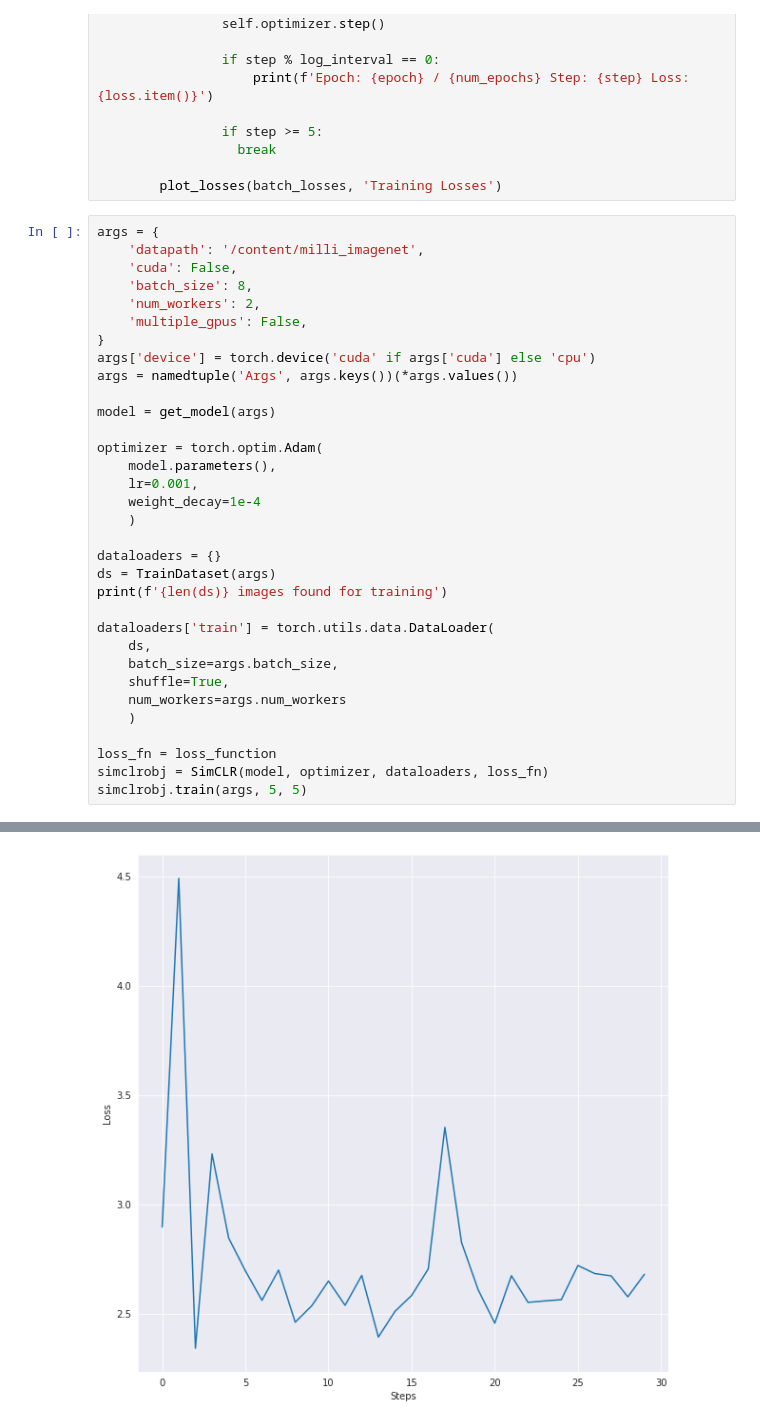
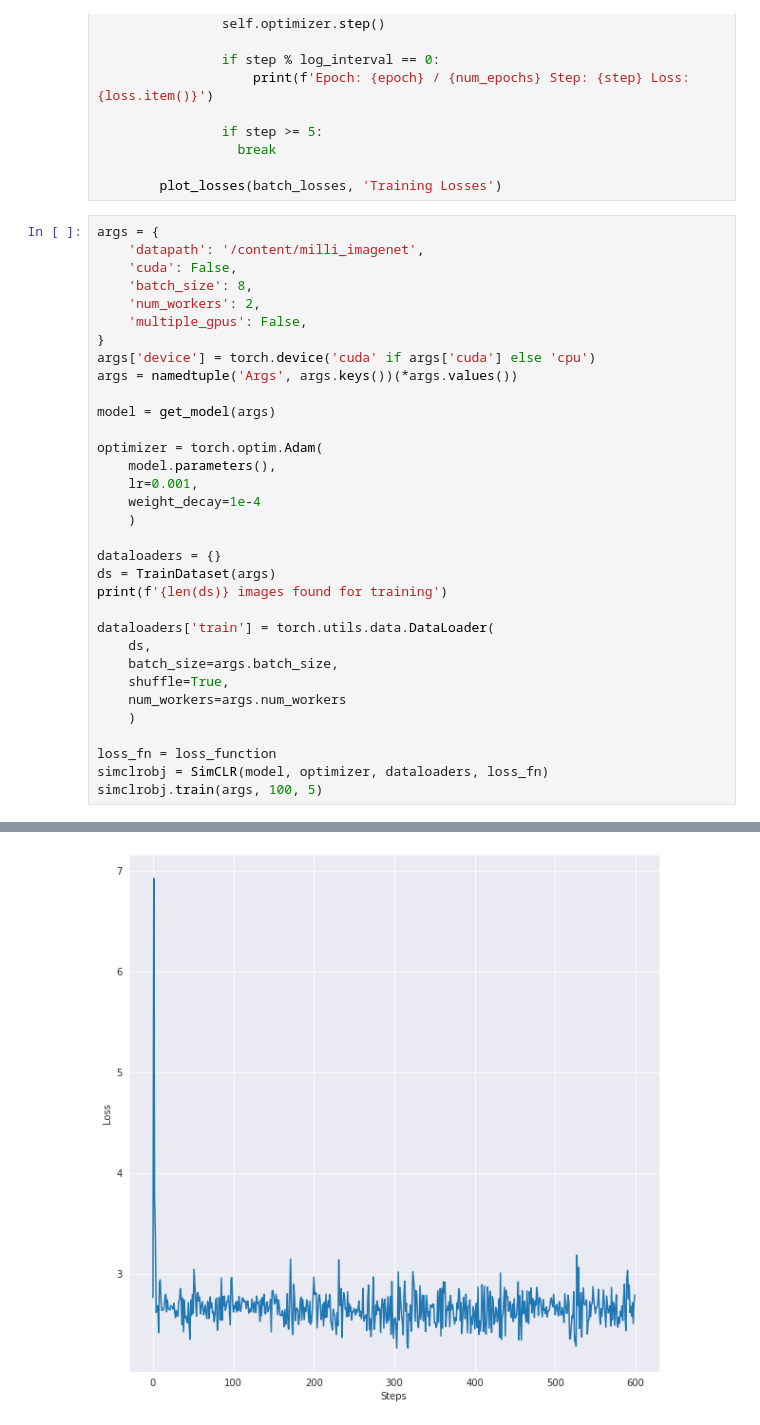
Before and after one commit to shivkumarganesh/Advance-Deep-Learning, a Jupyter notebook: Assignment 1/Simclr_Pytorch.ipynb, the cells around one changed output, grey strips where cells are left out. Drawn from its saved outputs; the diff is of its cells as text.

```diff
--- a/Assignment 1/Simclr_Pytorch.ipynb
+++ b/Assignment 1/Simclr_Pytorch.ipynb
@@ -219,6 +219,6 @@ dataloaders['train'] = torch.utils.data.DataLoader(
 
 loss_fn = loss_function
 simclrobj = SimCLR(model, optimizer, dataloaders, loss_fn)
-simclrobj.train(args, 5, 5)
+simclrobj.train(args, 100, 5)
 # %% [output]
 1250 images found for training
@@ -235 +242 @@ Epoch: 4 / 5 Step: 5 Loss: 2.6816892623901367
-[figure, old version]
+[figure, new version]
```
Also changed, not shown: parts of 3 cells of this notebook.
